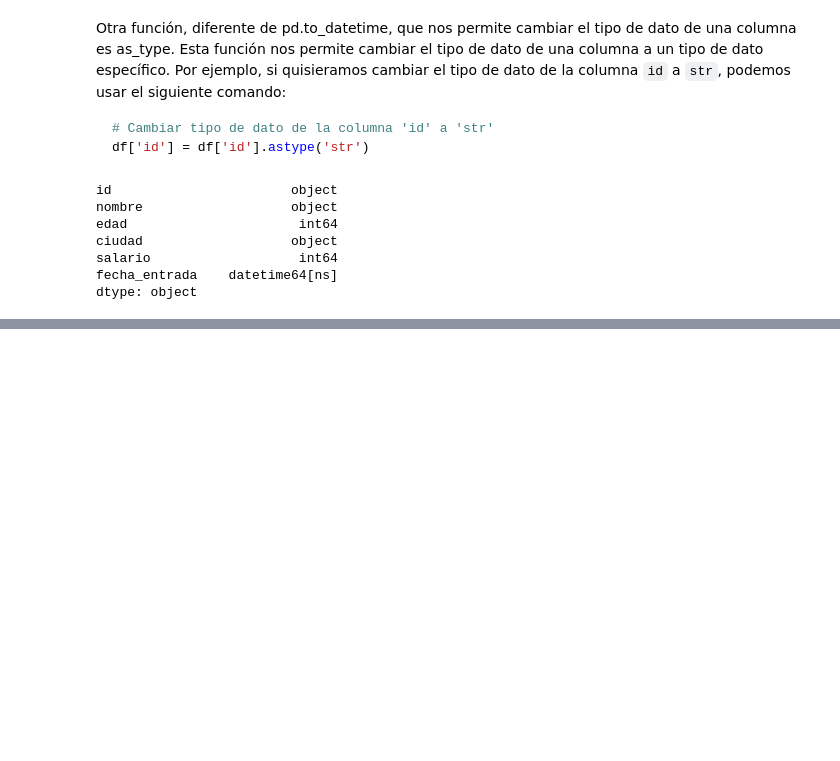
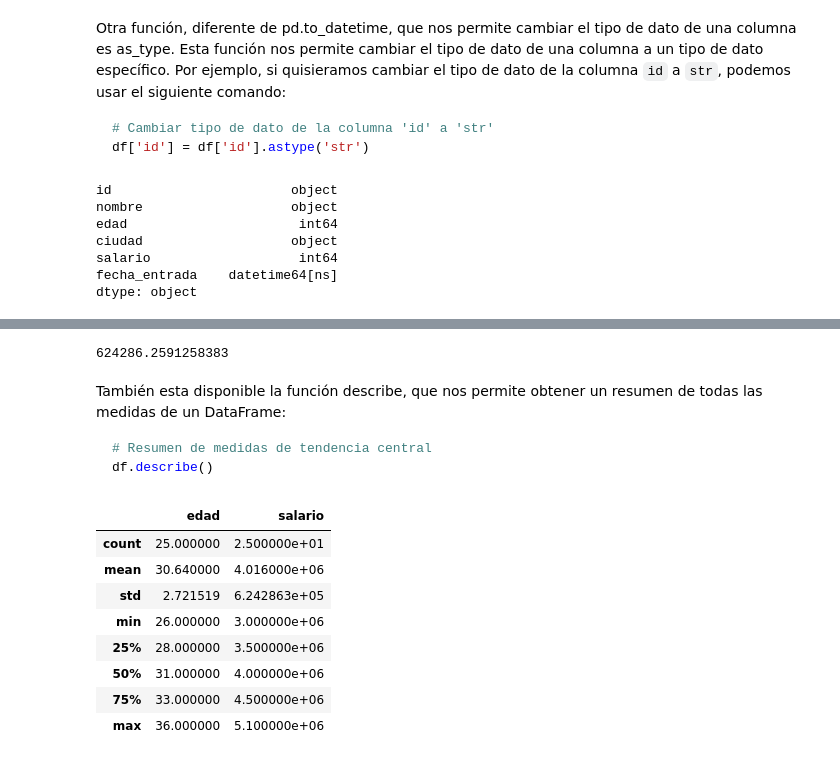
Before and after one commit to Izainea/introduccion-analitica-datos, a Jupyter notebook: 02-estadisticas-basicas-exploracion-datos/notebooks/Introducción a la Estadística y Exploración de Datos con Pandas.ipynb, the cells around one changed output, grey strips where cells are left out. Saved outputs shown, nothing was run; the diff lists cells and outputs as text; code cells hidden in the pictures; blank space fills up the shorter version.

````diff
--- a/02-estadisticas-basicas-exploracion-datos/notebooks/Introducción a la Estadística y Exploración de Datos con Pandas.ipynb
+++ b/02-estadisticas-basicas-exploracion-datos/notebooks/Introducción a la Estadística y Exploración de Datos con Pandas.ipynb
@@ -247,0 +356,25 @@ dtype: object
+# %%
+DF_salarios['salario'].std()
+# %% [output]
+624286.2591258383
+# %% [markdown]
+También esta disponible la función describe, que nos permite obtener un resumen de todas las medidas de un DataFrame:
+
+```python
+# Resumen de medidas de tendencia central
+df.describe()
+```
+# %%
+### Estadísticas básicas
+
+DF_salarios.describe()
+# %% [output]
+|  | edad | salario |
+| count | 25.000000 | 2.500000e+01 |
+| mean | 30.640000 | 4.016000e+06 |
+| std | 2.721519 | 6.242863e+05 |
+| min | 26.000000 | 3.000000e+06 |
+| 25% | 28.000000 | 3.500000e+06 |
+| 50% | 31.000000 | 4.000000e+06 |
+| 75% | 33.000000 | 4.500000e+06 |
+| max | 36.000000 | 5.100000e+06 |
````
Also changed, not shown: parts of 9 cells of this notebook.
